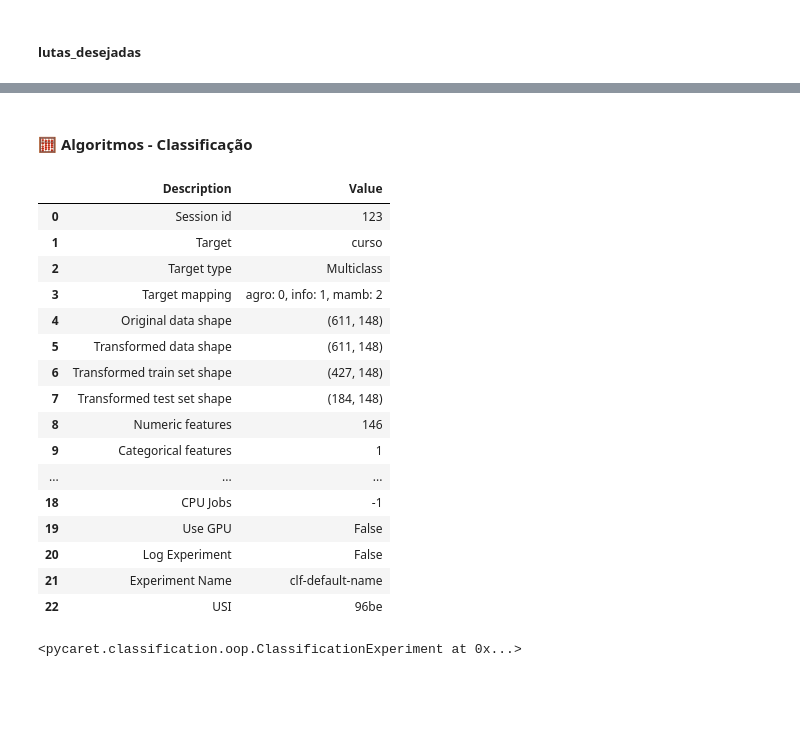
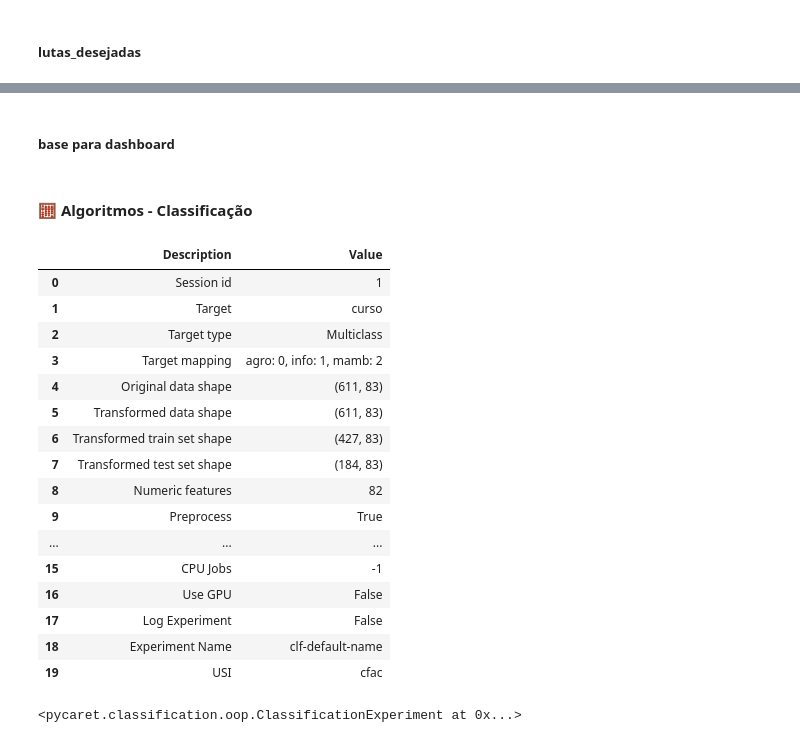
Before and after one commit to joao-rod/tcc, a Jupyter notebook: tcc.ipynb, the cells around one changed output, grey strips where cells are left out. Saved outputs shown, nothing was run; the diff lists cells and outputs as text; code cells hidden in the pictures; blank space fills up the shorter version.

Commit message:
refactor: create bases

```diff
--- a/tcc.ipynb
+++ b/tcc.ipynb
@@ -64,10 +64,20 @@ def insert_dummies(df: pd.DataFrame, dummies: pd.DataFrame, insert_position: int
     df.drop('aux', axis=1, inplace=True)
 # %% [markdown]
 #### 📑 Pré-processamento dos dados
-# %%
-df.drop(columns=['Carimbo de data/hora', '1) Nome Completo: ', '4) Qual a sua Turma? '], inplace=True)
 # %%
 rename_columns()
+# %%
+df.drop(
+    columns=[
+        "Carimbo de data/hora",
+        "1) Nome Completo: ",
+        "4) Qual a sua Turma? ",
+        "melhores_atividades",
+        "horarios_disponiveis",
+        "locais_disponiveis",
+    ],
+    inplace=True,
+)
 # %%
 for column in df.columns:
     df[column] = df[column].str.lower()
@@ -353,24 +343,3 @@ insert_position = df.columns.get_loc('lutas_desejadas') + 1
 
 df = pd.concat([df.iloc[:, :insert_position], dummies, df.iloc[:, insert_position:]], axis=1)
 df.drop('aux', axis=1, inplace=True)
-# %%
-df.drop(columns=[
-    'atv_culturais',
-    'hab_musicais',
-    'esportes',
-    'jogos',
-    'lutas',
-    'atv_culturais_a_fazer',
-    'hab_musicais_desejadas',
-    'esportes_desejados',
-    'jogos_desejados',
-    'lutas_desejadas',
-    # Analisar como fazer a tratativa nessas colunas ao invés de remover
-    'horarios_disponiveis',
-    'locais_disponiveis',
-    'melhoria_estrutura',
-    'novas_estruturas',
-    'melhoria_alimentacao',
-    'transporte',
-    'projetos_a_participar',
-], inplace=True)
@@ -389,0 +396,3 @@ df.to_csv('data.csv', index=False)
+# %%
+df_atv = df.iloc[:, :83].copy()
+df_atv
@@ -389,0 +451,2 @@ df.to_csv('data.csv', index=False)
+# %% [markdown]
+##### base para dashboard
@@ -391,25 +475,25 @@ df.to_csv('data.csv', index=False)
 #### 🧮 Algoritmos - Classificação
 # %%
 s = ClassificationExperiment()
-s.setup(df, target='curso', session_id=123)
+s.setup(df_atv, target='curso', session_id=1)
 # %% [output]
 |  | Description | Value |
-| 0 | Session id | 123 |
+| 0 | Session id | 1 |
 | 1 | Target | curso |
 | 2 | Target type | Multiclass |
 | 3 | Target mapping | agro: 0, info: 1, mamb: 2 |
-| 4 | Original data shape | (611, 148) |
-| 5 | Transformed data shape | (611, 148) |
-| 6 | Transformed train set shape | (427, 148) |
-| 7 | Transformed test set shape | (184, 148) |
-| 8 | Numeric features | 146 |
-| 9 | Categorical features | 1 |
+| 4 | Original data shape | (611, 83) |
+| 5 | Transformed data shape | (611, 83) |
+| 6 | Transformed train set shape | (427, 83) |
+| 7 | Transformed test set shape | (184, 83) |
+| 8 | Numeric features | 82 |
+| 9 | Preprocess | True |
 | ... | ... | ... |
-| 18 | CPU Jobs | -1 |
-| 19 | Use GPU | False |
-| 20 | Log Experiment | False |
-| 21 | Experiment Name | clf-default-name |
-| 22 | USI | 96be |
+| 15 | CPU Jobs | -1 |
+| 16 | Use GPU | False |
+| 17 | Log Experiment | False |
+| 18 | Experiment Name | clf-default-name |
+| 19 | USI | cfac |
 <pycaret.classification.oop.ClassificationExperiment at 0x...>
 # %%
 best = s.compare_models()
```
Also changed, not shown: parts of 22 cells of this notebook, 1 other file.
